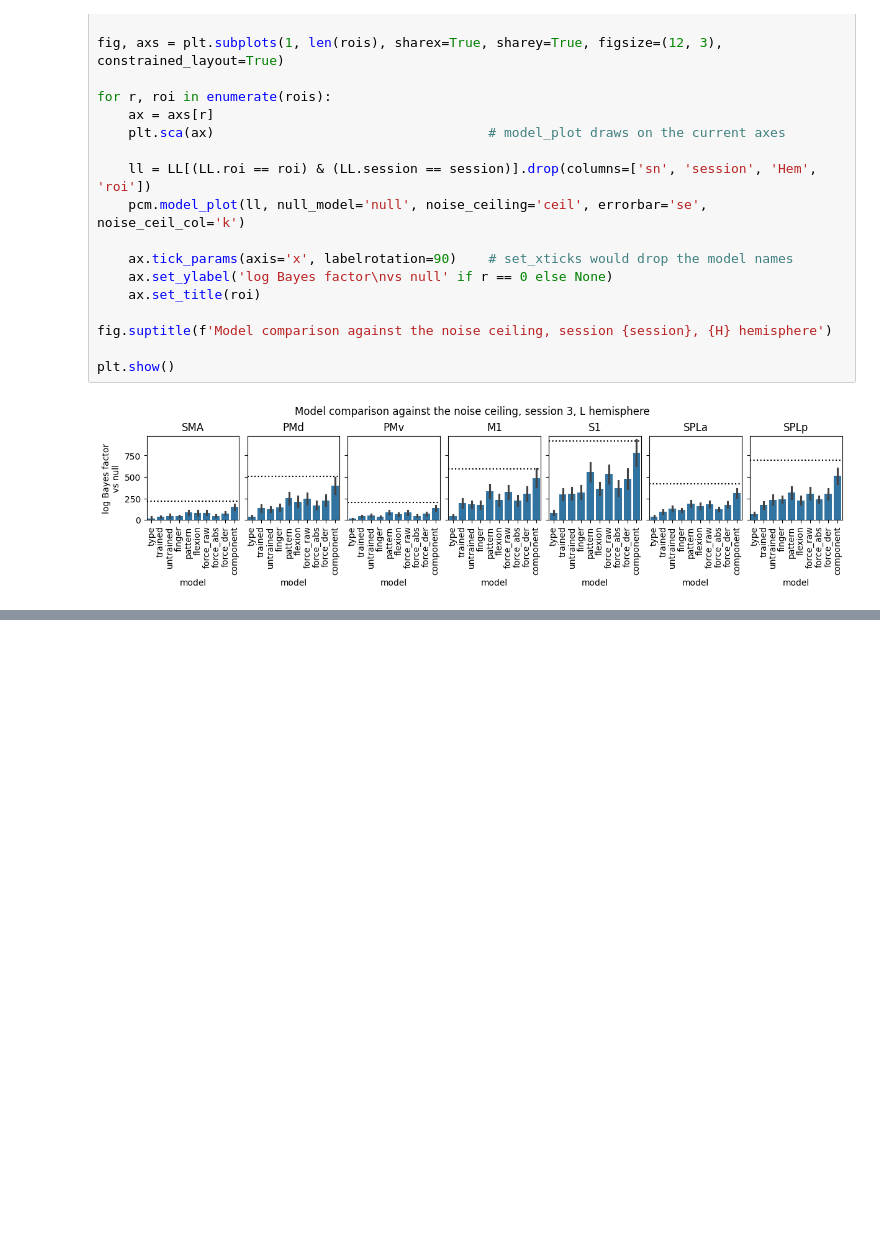
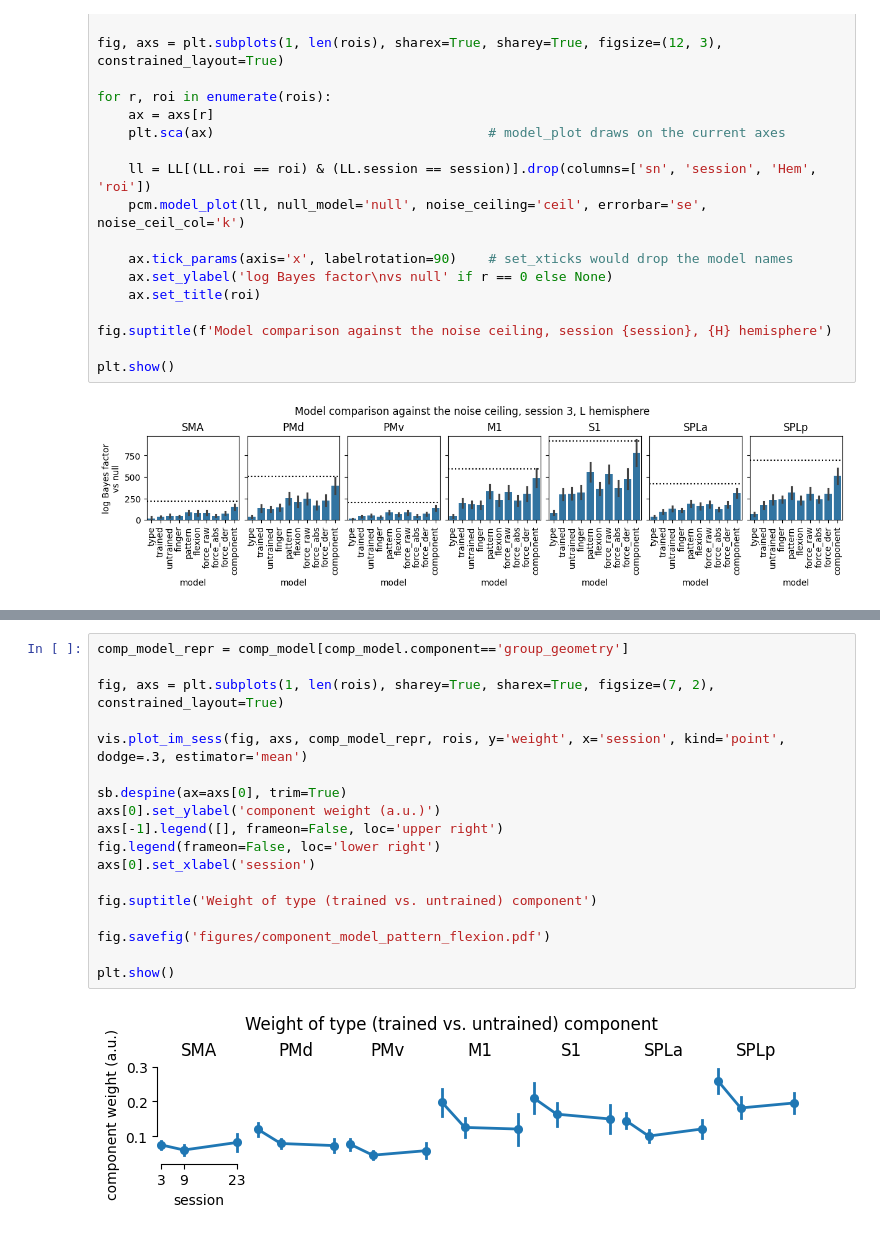
Before and after one commit to mnlmrc/EFC_learningfMRI, a Jupyter notebook: notebooks/component_model.ipynb, the cells around one changed output, grey strips where cells are left out. Cells and saved outputs as stored; diff of their text form; blank space fills up the shorter version.

```diff
--- a/notebooks/component_model.ipynb
+++ b/notebooks/component_model.ipynb
@@ -298,0 +319,20 @@ plt.show()
+# %%
+comp_model_repr = comp_model[comp_model.component=='group_geometry']
+
+fig, axs = plt.subplots(1, len(rois), sharey=True, sharex=True, figsize=(7, 2), constrained_layout=True)
+
+vis.plot_im_sess(fig, axs, comp_model_repr, rois, y='weight', x='session', kind='point', dodge=.3, estimator='mean')
+
+sb.despine(ax=axs[0], trim=True)
+axs[0].set_ylabel('component weight (a.u.)')
+axs[-1].legend([], frameon=False, loc='upper right')
+fig.legend(frameon=False, loc='lower right')
+axs[0].set_xlabel('session')
+
+fig.suptitle('Weight of type (trained vs. untrained) component')
+
+fig.savefig('figures/component_model_pattern_flexion.pdf')
+
+plt.show()
+# %% [output]
+[figure, added]
```
Also changed, not shown: parts of 5 cells of this notebook, 8 other files.
